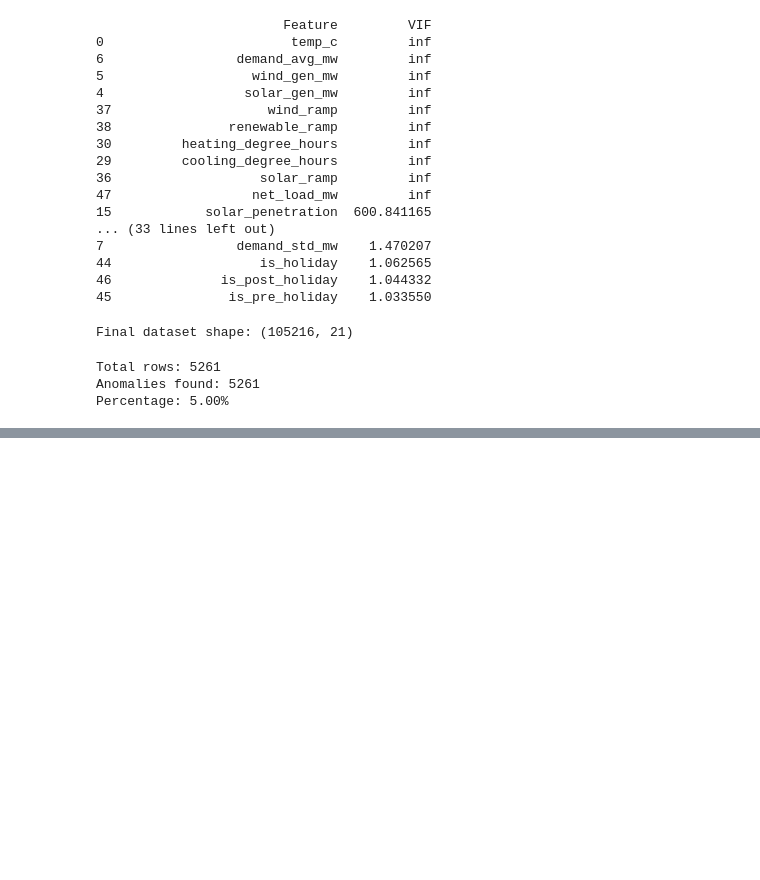
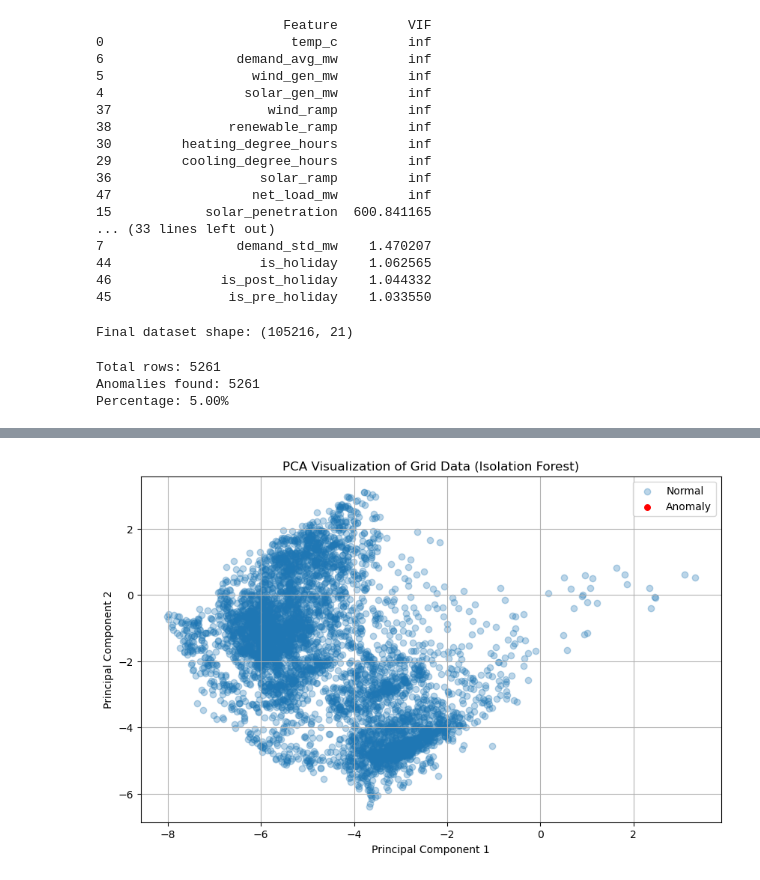
Before and after one commit to HarshilChawla/multi-scale-energy-stress-analysis, a Jupyter notebook: code/anamoly detection and interpretation/isolation_forest.ipynb, the cells around one changed output, grey strips where cells are left out. Drawn from its saved outputs; the diff is of its cells as text; code cells hidden in the pictures; blank space fills up the shorter version.

Commit message:
Perform basic analysis on anomalies and cluster them

```diff
--- a/code/anamoly detection and interpretation/isolation_forest.ipynb
+++ b/code/anamoly detection and interpretation/isolation_forest.ipynb
@@ -134,6 +134,7 @@ anomalies_df = X.loc[X.index].copy()
 anomalies_df['if_anomaly_flag'] = (predictions == -1).astype(int)
 anomalies_df['if_anomaly_score'] = scores
 
+full_df = anomalies_df.copy()
 anomalies_df = anomalies_df[anomalies_df['if_anomaly_flag'] == 1].copy()
 
 print(f"Total rows: {len(anomalies_df)}")
@@ -145,0 +179,36 @@ Percentage: 5.00%
+# %%
+#PCA Scatter Plot to validate isolation forest
+whole_pca = PCA(n_components=2)
+whole_data_pca = whole_pca.fit_transform(X_scaled)
+whole_pca_df = pd.DataFrame(whole_data_pca, columns=['PC1', 'PC2'])
+whole_pca_df['anomaly'] = full_df['if_anomaly_flag'].values
+
+plt.figure(figsize=(10, 6))
+
+# Normal points
+plt.scatter(
+    whole_pca_df[whole_pca_df['anomaly'] == 1]['PC1'],
+    whole_pca_df[whole_pca_df['anomaly'] == 1]['PC2'],
+    label='Normal',
+    alpha=0.3
+)
+
+# Anomaly points
+plt.scatter(
+    whole_pca_df[whole_pca_df['anomaly'] == -1]['PC1'],
+    whole_pca_df[whole_pca_df['anomaly'] == -1]['PC2'],
+    label='Anomaly',
+    color='red',
+    alpha=1,
+    s=30
+)
+
+plt.xlabel('Principal Component 1')
+plt.ylabel('Principal Component 2')
+plt.title('PCA Visualization of Grid Data (Isolation Forest)')
+plt.legend()
+plt.grid()
+
+plt.show()
+# %% [output]
+[figure, added]
```
Also changed, not shown: parts of 9 cells of this notebook, 2 other files.
